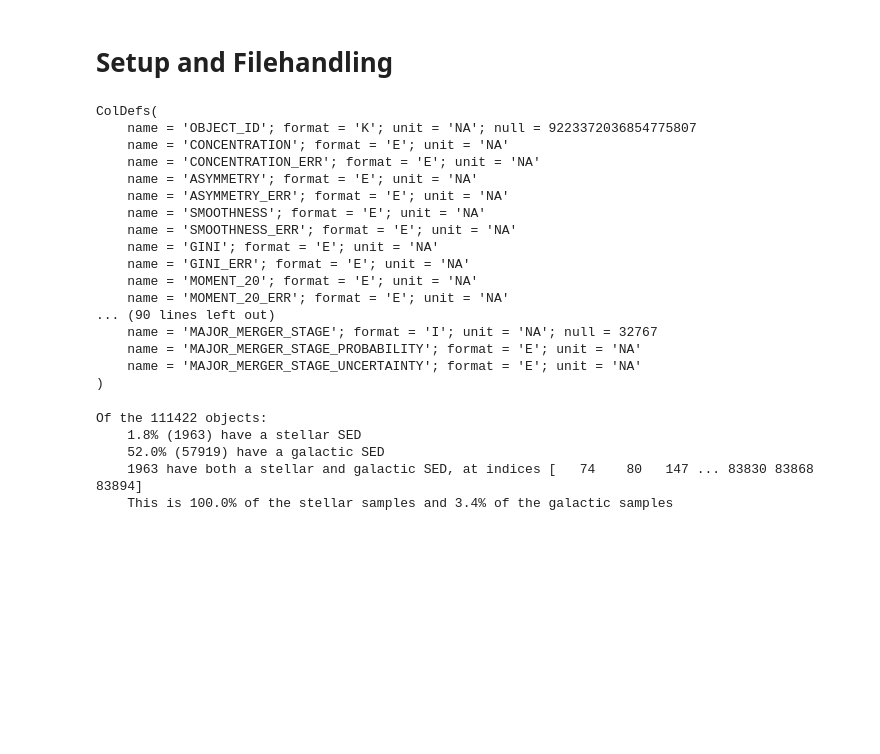
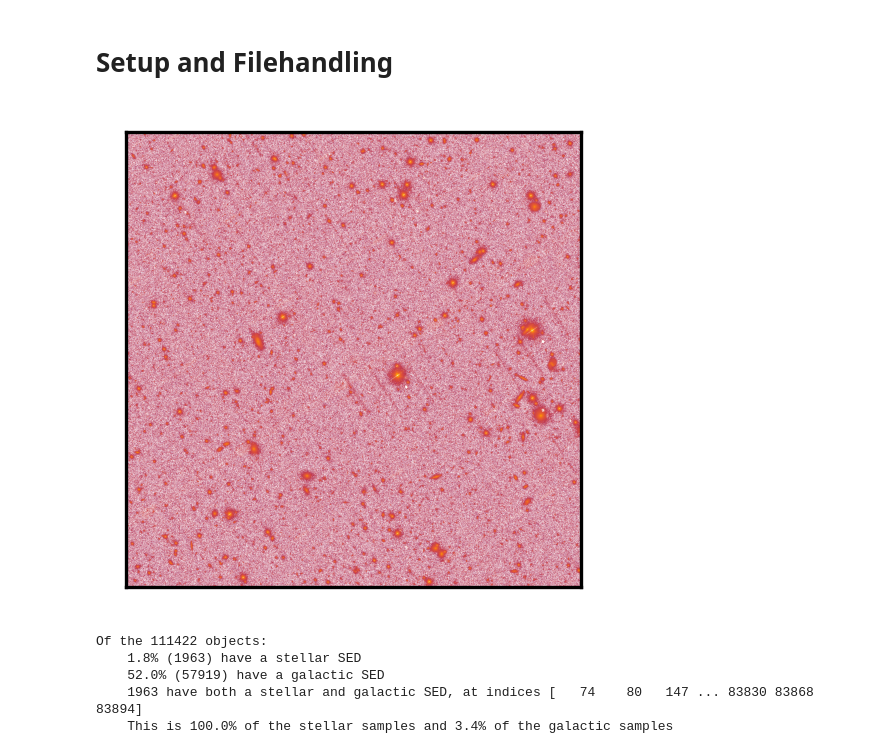
Before and after one commit to BradADDay/EuclidAnomalyDetection, a Jupyter notebook: DataExploration/DataExploration.ipynb, the cells around one changed output. Saved outputs shown, nothing was run; the diff lists cells and outputs as text; code cells hidden in the pictures; blank space fills up the shorter version.

Commit message:
added functionality for viewing entire tile

```diff
--- a/DataExploration/DataExploration.ipynb
+++ b/DataExploration/DataExploration.ipynb
@@ -16,7 +16,7 @@ from astropy.units import Quantity
 
 # Plot formatting
 cm = 0.3937008
-mpl.rcParams["figure.dpi"] = 150
+mpl.rcParams["figure.dpi"] = 300
 mpl.rcParams["figure.figsize"] = np.array((8*cm, 5*cm))
 mpl.rcParams["lines.linewidth"] = 0.2
 mpl.rcParams["font.size"] = 5
@@ -72,7 +72,7 @@ def ShowCutout(image, cutout):
 
 	# Plotting the cropped image
 	fig, ax = plt.subplots(subplot_kw=dict(projection=croppedImg.wcs))
-	ax.imshow(croppedImg.data, cmap="plasma", norm=LogNorm())
+	ax.imshow(croppedImg.data, cmap="inferno", norm=LogNorm())
 	ax.set_title(cutout[0])
 	ax.set_xlabel("Right Ascension")
 	ax.set_ylabel("Declination")
@@ -137,6 +137,15 @@ def ShowAllCutouts(cutout, dataDict=dataDict):
 	fig.subplots_adjust(hspace=0)
 
 	return fig, axs
+
+
+def ShowTile(hdu, rebin=10, cmap="inferno"):
+	data = hdu[0].data[::rebin, ::rebin]
+
+	fig, ax = plt.subplots()
+	ax.imshow(data, norm=LogNorm(), cmap=cmap)
+	ax.set_xticks([])
+	ax.set_yticks([])
 # %% [markdown]
 # Setup and Filehandling
 # %%
@@ -159,23 +169,7 @@ hdulCAT = fits.open(join(DATADIR, f"{dataDict["CAT"]}"))
 # %%
-hdulMorph[1].columns
+ShowTile(hdulVIS)
 # %% [output]
-ColDefs(
-    name = 'OBJECT_ID'; format = 'K'; unit = 'NA'; null = 9223372036854775807
-    name = 'CONCENTRATION'; format = 'E'; unit = 'NA'
-    name = 'CONCENTRATION_ERR'; format = 'E'; unit = 'NA'
-    name = 'ASYMMETRY'; format = 'E'; unit = 'NA'
-    name = 'ASYMMETRY_ERR'; format = 'E'; unit = 'NA'
-    name = 'SMOOTHNESS'; format = 'E'; unit = 'NA'
-    name = 'SMOOTHNESS_ERR'; format = 'E'; unit = 'NA'
-    name = 'GINI'; format = 'E'; unit = 'NA'
-    name = 'GINI_ERR'; format = 'E'; unit = 'NA'
-    name = 'MOMENT_20'; format = 'E'; unit = 'NA'
-    name = 'MOMENT_20_ERR'; format = 'E'; unit = 'NA'
-... (90 lines left out)
-    name = 'MAJOR_MERGER_STAGE'; format = 'I'; unit = 'NA'; null = 32767
-    name = 'MAJOR_MERGER_STAGE_PROBABILITY'; format = 'E'; unit = 'NA'
-    name = 'MAJOR_MERGER_STAGE_UNCERTAINTY'; format = 'E'; unit = 'NA'
-)
+[figure, added]
 # %%
 # Extracting the same column from the galaxy and star SED files
 gData = hdulGSED[1].data
```
Also changed, not shown: parts of 3 cells of this notebook.
